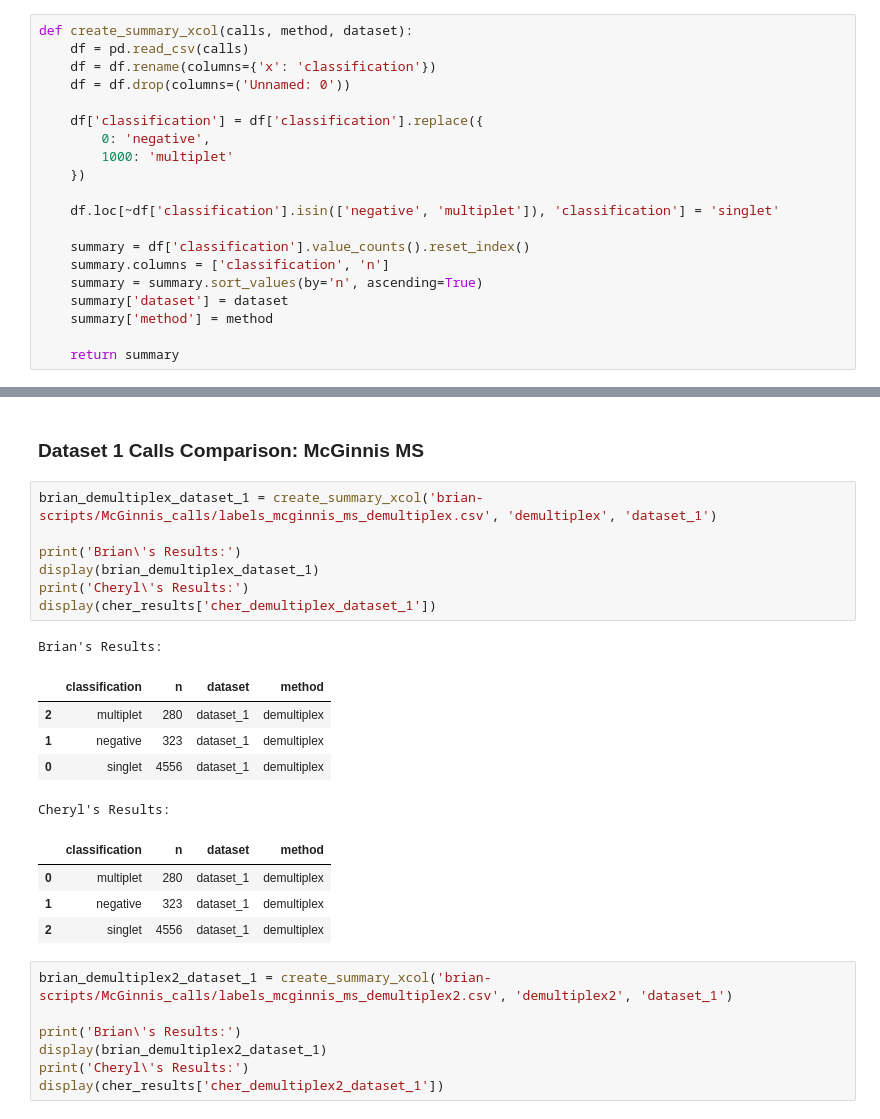
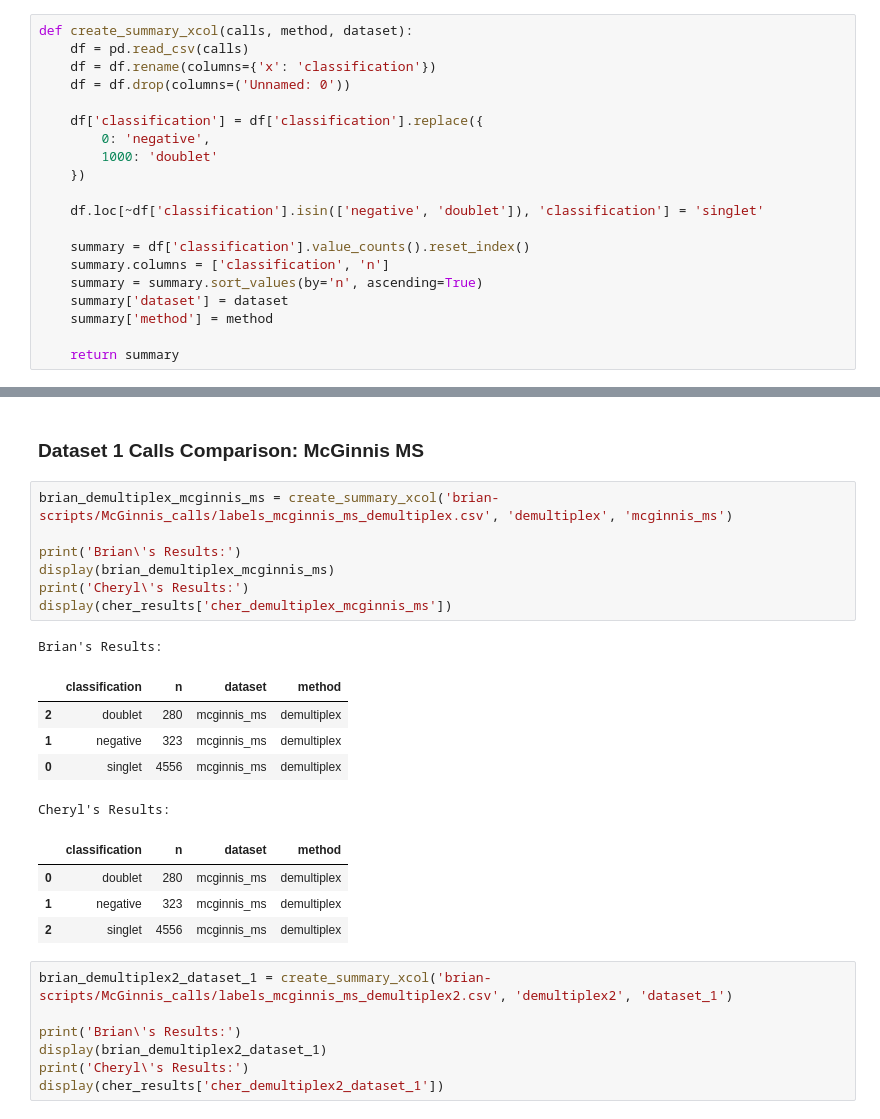
Before and after one commit to cheryl-xiang/demultiplexing-methods, a Jupyter notebook: analysis/compare_summaries.ipynb, the cells around one changed output, grey strips where cells are left out. Saved outputs shown, nothing was run; the diff lists cells and outputs as text.

```diff
--- a/analysis/compare_summaries.ipynb
+++ b/analysis/compare_summaries.ipynb
@@ -65,10 +65,10 @@ def create_summary_xcol(calls, method, dataset):
 
     df['classification'] = df['classification'].replace({
         0: 'negative',
-        1000: 'multiplet'
+        1000: 'doublet'
     })
 
-    df.loc[~df['classification'].isin(['negative', 'multiplet']), 'classification'] = 'singlet'
+    df.loc[~df['classification'].isin(['negative', 'doublet']), 'classification'] = 'singlet'
 
     summary = df['classification'].value_counts().reset_index()
     summary.columns = ['classification', 'n']
@@ -100,23 +100,23 @@ def create_summary(calls, method, dataset):
 # %% [markdown]
 ### Dataset 1 Calls Comparison: McGinnis MS
 # %%
-brian_demultiplex_dataset_1 = create_summary_xcol('brian-scripts/McGinnis_calls/labels_mcginnis_ms_demultiplex.csv', 'demultiplex', 'dataset_1')
+brian_demultiplex_mcginnis_ms = create_summary_xcol('brian-scripts/McGinnis_calls/labels_mcginnis_ms_demultiplex.csv', 'demultiplex', 'mcginnis_ms')
 
 print('Brian\'s Results:')
-display(brian_demultiplex_dataset_1)
+display(brian_demultiplex_mcginnis_ms)
 print('Cheryl\'s Results:')
-display(cher_results['cher_demultiplex_dataset_1'])
+display(cher_results['cher_demultiplex_mcginnis_ms'])
 # %% [output]
 Brian's Results:
 |  | classification | n | dataset | method |
-| 2 | multiplet | 280 | dataset_1 | demultiplex |
-| 1 | negative | 323 | dataset_1 | demultiplex |
-| 0 | singlet | 4556 | dataset_1 | demultiplex |
+| 2 | doublet | 280 | mcginnis_ms | demultiplex |
+| 1 | negative | 323 | mcginnis_ms | demultiplex |
+| 0 | singlet | 4556 | mcginnis_ms | demultiplex |
 Cheryl's Results:
 |  | classification | n | dataset | method |
-| 0 | multiplet | 280 | dataset_1 | demultiplex |
-| 1 | negative | 323 | dataset_1 | demultiplex |
-| 2 | singlet | 4556 | dataset_1 | demultiplex |
+| 0 | doublet | 280 | mcginnis_ms | demultiplex |
+| 1 | negative | 323 | mcginnis_ms | demultiplex |
+| 2 | singlet | 4556 | mcginnis_ms | demultiplex |
 # %%
 brian_demultiplex2_dataset_1 = create_summary_xcol('brian-scripts/McGinnis_calls/labels_mcginnis_ms_demultiplex2.csv', 'demultiplex2', 'dataset_1')
 
```
Also changed, not shown: parts of 3 cells of this notebook, 6 other files.
